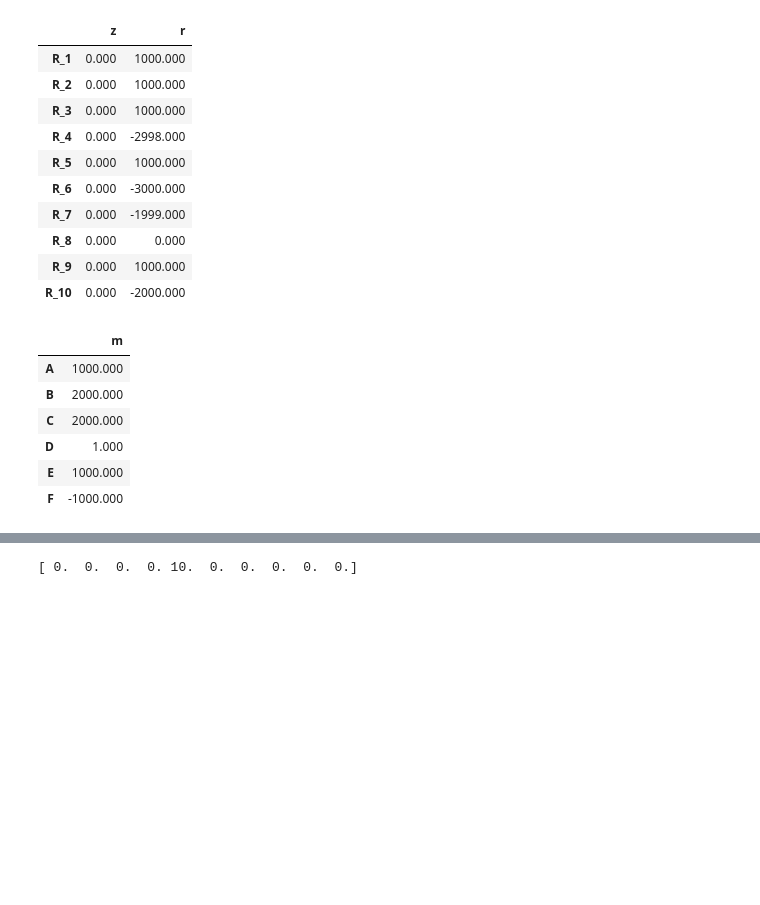
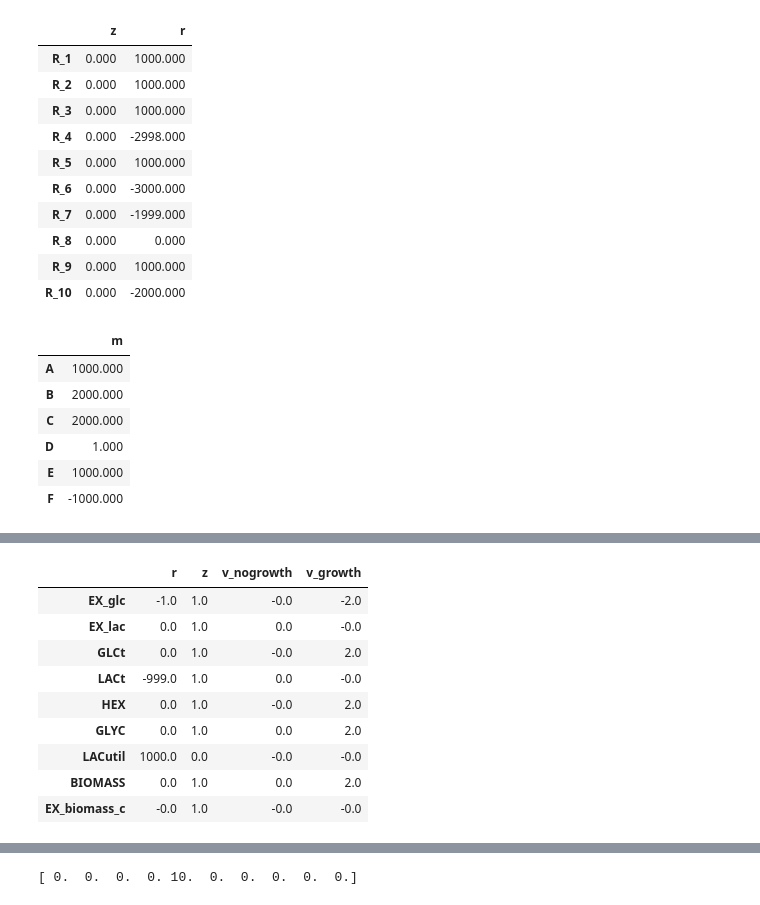
Before and after one commit to PNNL-Predictive-Phenomics/crop, a Jupyter notebook: docs/notebook/CROP.ipynb, the cells around one changed output, grey strips where cells are left out. Cells and saved outputs as stored; diff of their text form; code cells hidden in the pictures; blank space fills up the shorter version.

Commit message:
run_crop_algorithm almost works on test_crop_model, minus ATPM

```diff
--- a/docs/notebook/CROP.ipynb
+++ b/docs/notebook/CROP.ipynb
@@ -204,0 +214,3 @@ Reaction ATPM: ATP maintenance  atp_c --> adp_c
+# %%
+test_crop_model.medium = {'EX_glc': 0, 'EX_lac': 100}
+test_crop_model.optimize()
@@ -752,0 +787,5 @@ If the growth condition is glucose, and the nogrowth condition is lactose, then
+# %%
+import pandas as pd
+S = cobra.util.array.create_stoichiometric_matrix(test_crop_model, array_type='DataFrame')
+len(test_crop_model.reactions), len(test_crop_model.metabolites), S.shape
+test_crop_model.reactions.BIOMASS.objective_coefficient
@@ -752,0 +794,78 @@ If the growth condition is glucose, and the nogrowth condition is lactose, then
+# %%
+from cvxpy import Variable, Problem, Minimize, diag
+import numpy as np
+def run_crop_algorithm(test_crop_model, phenotype_conditions, biomass_rxn,
+                       maximum_nogrowth=1, minimum_growth=2):
+    """
+    Run the CROP algorithm on the test model with the given phenotype data and media conditions.
+    """
+    # Set the media conditions
+    S = cobra.util.array.create_stoichiometric_matrix(test_crop_model, array_type='DataFrame')
+    nmets, nrxns = S.shape
+    z = Variable(nrxns, boolean=True)
+    r = Variable(nrxns)
+    m = Variable(nmets)
+    v_nogrowth = Variable(nrxns)
+    v_growth = Variable(nrxns)
+    omega = 1000
+    weights = np.ones(nrxns)
+    lower_bound_growth = pd.Series({rxn.id: -phenotype_conditions['growth'][rxn.id]
+                                    if rxn.id in phenotype_conditions['growth']
+                                    else 0 for rxn in test_crop_model.reactions})
+    lower_bound_nogrowth = pd.Series({rxn.id: -phenotype_conditions['nogrowth'][rxn.id]
+                                      if rxn.id in phenotype_conditions['nogrowth']
+                                      else 0 for rxn in test_crop_model.reactions})
+    upper_bound_growth = pd.Series({rxn.id: minimum_growth
+                                    if rxn.id not in phenotype_conditions['growth']
+                                    else 0 for rxn in test_crop_model.reactions})
+    upper_bound_nogrowth = pd.Series({rxn.id: maximum_nogrowth
+                                      if rxn.id not in phenotype_conditions['nogrowth']
+                                      else 0 for rxn in test_crop_model.reactions})
+    nogrowth_carbon_source = [carbon_source for carbon_source in phenotype_conditions['nogrowth']
+                              if carbon_source !=0][0]
+    #growth_carbon_source = [carbon_source for carbon_source in media_conditions['growth']
+    #                         if carbon_source !=0][0]
+    nogrowth_carbon_source_idx = lower_bound_nogrowth.index.get_loc(nogrowth_carbon_source)
+    biomass_idx = lower_bound_nogrowth.index.get_loc(biomass_rxn)
+    c = np.zeros(nrxns)
+    c[biomass_idx] = 1
+    # $$\begin{equation}\begin{array}{l}
+    problem = Problem(Minimize(weights.T @ (1 - z)),[   # \min_z weights^T(1-z) \\
+    # \begin{array}{lll}
+        v_nogrowth[biomass_idx] == lower_bound_nogrowth[nogrowth_carbon_source]*r[nogrowth_carbon_source_idx], # & v_{biomass} = U_{nogrowth,lactose}r_{lactose} \\
+        S.values@v_nogrowth == 0,   # & Sv_{nogrowth}= 0 & \text{inner problem} \\
+        diag(lower_bound_nogrowth.values)@z <= v_nogrowth, v_nogrowth <= diag(upper_bound_nogrowth.values)@z, # & 0\leq v_i\leq U_{nogrowth,i}\cdot z_i & \text{every carbon source $i$ not in the nogrowth media has $U_{nogrowth,i} = 0$. \\ Every carbon source $j$ in the nogrowth media has $U_{nogrowth,j} > 0$} \\
+        S.T.values@m + c == r, # & S^Tm +c = r \\
+        r <= omega*(1 - z), # & r_i\leq\Omega_i\cdot(1-z_i) & \text{for $i\neq$ lactose. This constraint ensures that lactose uptake is the only tight constraint in the model. Every other reaction with a tight constraint cannot be part of the model.}\\
+        r[nogrowth_carbon_source_idx] <= 0, # & r_{lactose} \geq 0 \\
+        #    \end{array}\\
+        v_nogrowth[biomass_idx] <= maximum_nogrowth, # v_{biomass} \leq\text{minimal growth} \\
+        S.values@v_growth == 0,# Sw= 0 \\
+        diag(lower_bound_growth.values)@z <= v_growth, v_growth <= diag(upper_bound_growth.values)@z, # 0\leq w_i\leq U_{growth,i}\cdot z_i \\
+        v_growth[biomass_idx] >= minimum_growth, # w_{biomass} \geq \text{minimal growth} \\
+    ])# w_{ATP} \geq \text{atp maintenance} \\
+    # z\in \{0,1\} \\
+    # \end{array}\end{equation}$$
+    solution = problem.solve()
+    return pd.DataFrame({'r':r.value, 'z': z.value,
+                                   'v_nogrowth':v_nogrowth.value,
+                                   'v_growth': v_growth.value}, index=S.columns)
+                                             #& v_{biomass} = U_{nogrowth,lactose}r_{lactose} \\
+                                                #& Sv_{nogrowth}= 0 & \text{inner problem} \\
+
+phenotype_conditions = {'growth': {'EX_glc': 100.0, 'EX_lac': 0.0}, 'nogrowth': {'EX_lac': 100.0, 'EX_glc': 0.0}}
+biomass_rxn='BIOMASS'
+solution = run_crop_algorithm(test_crop_model, phenotype_conditions, biomass_rxn,
+                       maximum_nogrowth=1, minimum_growth=2)
+solution
+# %% [output]
+|  | r | z | v_nogrowth | v_growth |
+| EX_glc | -1.0 | 1.0 | -0.0 | -2.0 |
+| EX_lac | 0.0 | 1.0 | 0.0 | -0.0 |
+| GLCt | 0.0 | 1.0 | -0.0 | 2.0 |
+| LACt | -999.0 | 1.0 | 0.0 | -0.0 |
+| HEX | 0.0 | 1.0 | -0.0 | 2.0 |
+| GLYC | 0.0 | 1.0 | 0.0 | 2.0 |
+| LACutil | 1000.0 | 0.0 | -0.0 | -0.0 |
+| BIOMASS | 0.0 | 1.0 | 0.0 | 2.0 |
+| EX_biomass_c | -0.0 | 1.0 | -0.0 | -0.0 |
```
Also changed, not shown: parts of 8 cells of this notebook, 1 other file.
